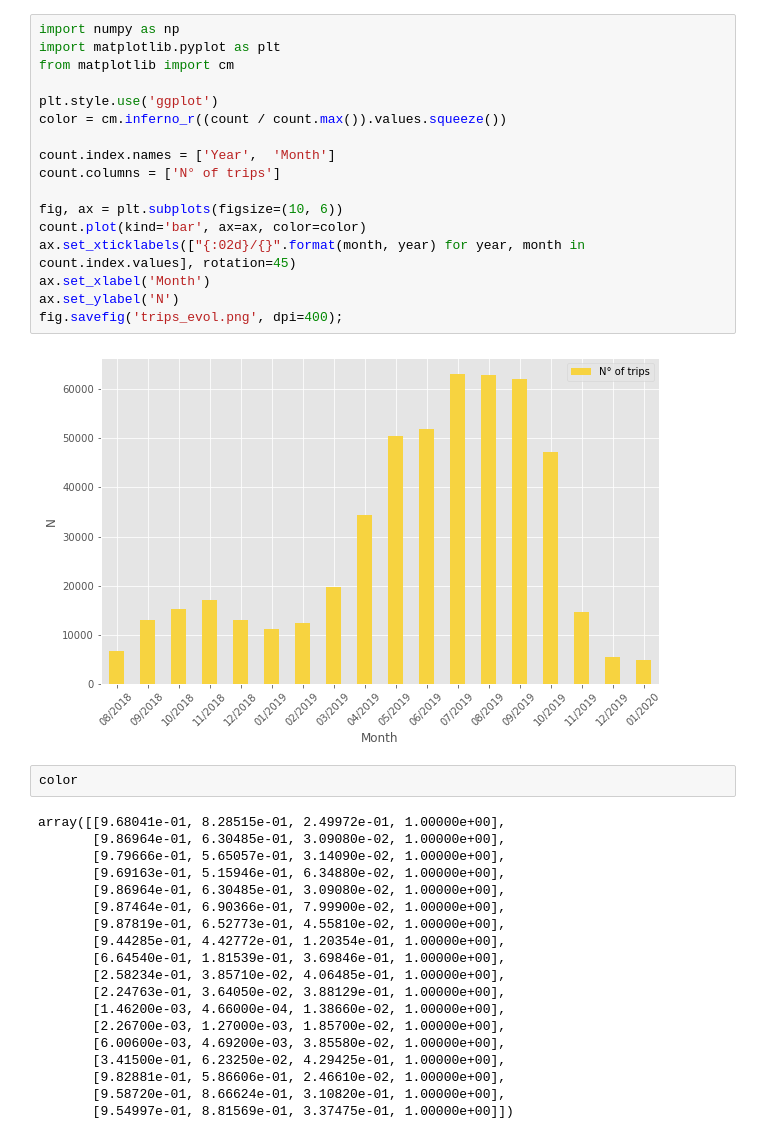
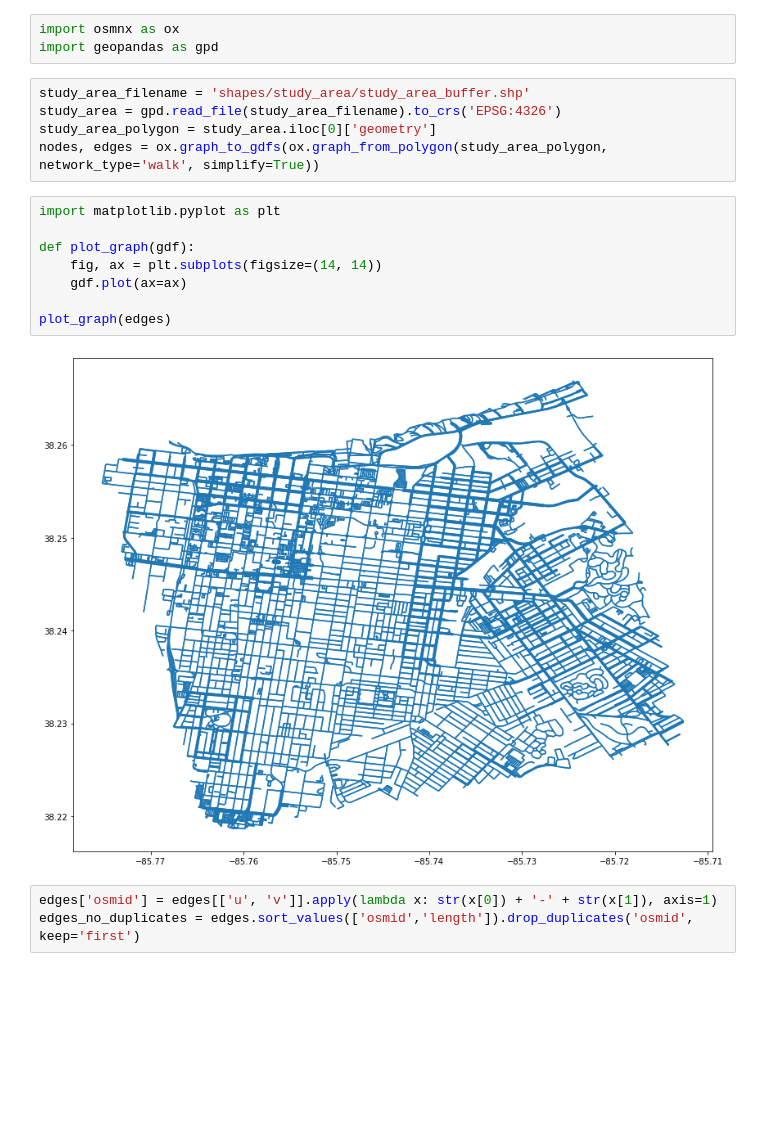
Before and after one commit to scespinoza/louisville-scooters, a Jupyter notebook: Untitled1.ipynb, the cells around one changed output. Saved outputs shown, nothing was run; the diff lists cells and outputs as text; blank space fills up the shorter version.

```diff
--- a/Untitled1.ipynb
+++ b/Untitled1.ipynb
@@ -19,40 +1,21 @@ count.head()
-# %%
-import numpy as np
-import matplotlib.pyplot as plt
-from matplotlib import cm
-
-plt.style.use('ggplot')
-color = cm.inferno_r((count / count.max()).values.squeeze())
-
-count.index.names = ['Year',  'Month']
-count.columns = ['N° of trips']
-
-fig, ax = plt.subplots(figsize=(10, 6))
-count.plot(kind='bar', ax=ax, color=color)
-ax.set_xticklabels(["{:02d}/{}".format(month, year) for year, month in count.index.values], rotation=45)
-ax.set_xlabel('Month')
-ax.set_ylabel('N')
-fig.savefig('trips_evol.png', dpi=400);
-# %% [output]
-[figure, removed]
-# %%
-color
-# %% [output]
-array([[9.68041e-01, 8.28515e-01, 2.49972e-01, 1.00000e+00],
-       [9.86964e-01, 6.30485e-01, 3.09080e-02, 1.00000e+00],
-       [9.79666e-01, 5.65057e-01, 3.14090e-02, 1.00000e+00],
-       [9.69163e-01, 5.15946e-01, 6.34880e-02, 1.00000e+00],
-       [9.86964e-01, 6.30485e-01, 3.09080e-02, 1.00000e+00],
-       [9.87464e-01, 6.90366e-01, 7.99900e-02, 1.00000e+00],
-       [9.87819e-01, 6.52773e-01, 4.55810e-02, 1.00000e+00],
-       [9.44285e-01, 4.42772e-01, 1.20354e-01, 1.00000e+00],
-       [6.64540e-01, 1.81539e-01, 3.69846e-01, 1.00000e+00],
-       [2.58234e-01, 3.85710e-02, 4.06485e-01, 1.00000e+00],
-       [2.24763e-01, 3.64050e-02, 3.88129e-01, 1.00000e+00],
-       [1.46200e-03, 4.66000e-04, 1.38660e-02, 1.00000e+00],
-       [2.26700e-03, 1.27000e-03, 1.85700e-02, 1.00000e+00],
-       [6.00600e-03, 4.69200e-03, 3.85580e-02, 1.00000e+00],
-       [3.41500e-01, 6.23250e-02, 4.29425e-01, 1.00000e+00],
-       [9.82881e-01, 5.86606e-01, 2.46610e-02, 1.00000e+00],
-       [9.58720e-01, 8.66624e-01, 3.10820e-01, 1.00000e+00],
-       [9.54997e-01, 8.81569e-01, 3.37475e-01, 1.00000e+00]])
+# %%
+import osmnx as ox
+import geopandas as gpd
+# %%
+study_area_filename = 'shapes/study_area/study_area_buffer.shp'
+study_area = gpd.read_file(study_area_filename).to_crs('EPSG:4326')
+study_area_polygon = study_area.iloc[0]['geometry']
+nodes, edges = ox.graph_to_gdfs(ox.graph_from_polygon(study_area_polygon, network_type='walk', simplify=True))
+# %%
+import matplotlib.pyplot as plt
+
+def plot_graph(gdf):
+    fig, ax = plt.subplots(figsize=(14, 14))
+    gdf.plot(ax=ax)
+
+plot_graph(edges)
+# %% [output]
+[figure, added]
+# %%
+edges['osmid'] = edges[['u', 'v']].apply(lambda x: str(x[0]) + '-' + str(x[1]), axis=1)
+edges_no_duplicates = edges.sort_values(['osmid','length']).drop_duplicates('osmid', keep='first')
```
Also changed, not shown: parts of 5 cells of this notebook, 3 other files.
